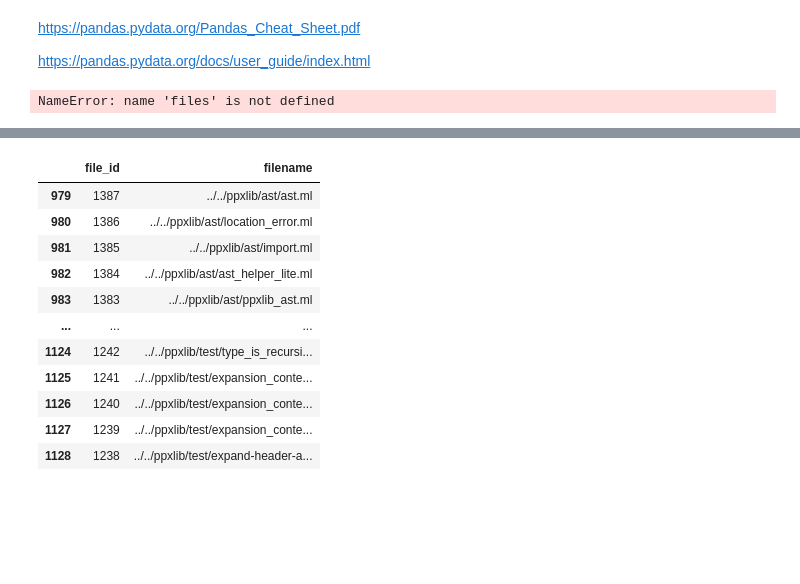
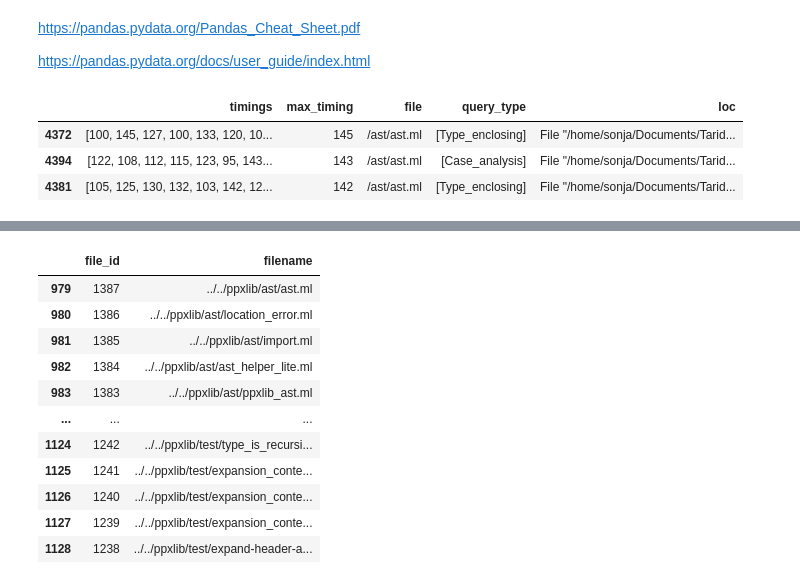
Before and after one commit to pitag-ha/merl-an, a Jupyter notebook: dev/trying_pandas.ipynb, the cells around one changed output, grey strips where cells are left out. Cells and saved outputs as stored; diff of their text form; code cells hidden in the pictures; blank space fills up the shorter version.

```diff
--- a/dev/trying_pandas.ipynb
+++ b/dev/trying_pandas.ipynb
@@ -12,5 +7,0 @@ files = project + "files.json"
-# %%
-files_frame = pd.read_json(files, lines = True)
-files_filtered = files_frame.query("not filename.str.startswith('../../ppxlib/_opam/') and not filename.str.startswith('../../ppxlib/_build/')")
-# %% [output]
-NameError: name 'files' is not defined
@@ -16,0 +19,10 @@ NameError: name 'files' is not defined
+# %%
+sorted_performances = sorted_performances1.drop(columns=["sample_id"])
+# %%
+bad_performing_only = sorted_performances[sorted_performances["max_timing"] > 140]
+bad_performing_only
+# %% [output]
+|  | timings | max_timing | file | query_type | loc |
+| 4372 | [100, 145, 127, 100, 133, 120, 10... | 145 | /ast/ast.ml | [Type_enclosing] | File "/home/sonja/Documents/Tarid... |
+| 4394 | [122, 108, 112, 115, 123, 95, 143... | 143 | /ast/ast.ml | [Case_analysis] | File "/home/sonja/Documents/Tarid... |
+| 4381 | [105, 125, 130, 132, 103, 142, 12... | 142 | /ast/ast.ml | [Type_enclosing] | File "/home/sonja/Documents/Tarid... |
```
Also changed, not shown: parts of 13 cells of this notebook.
